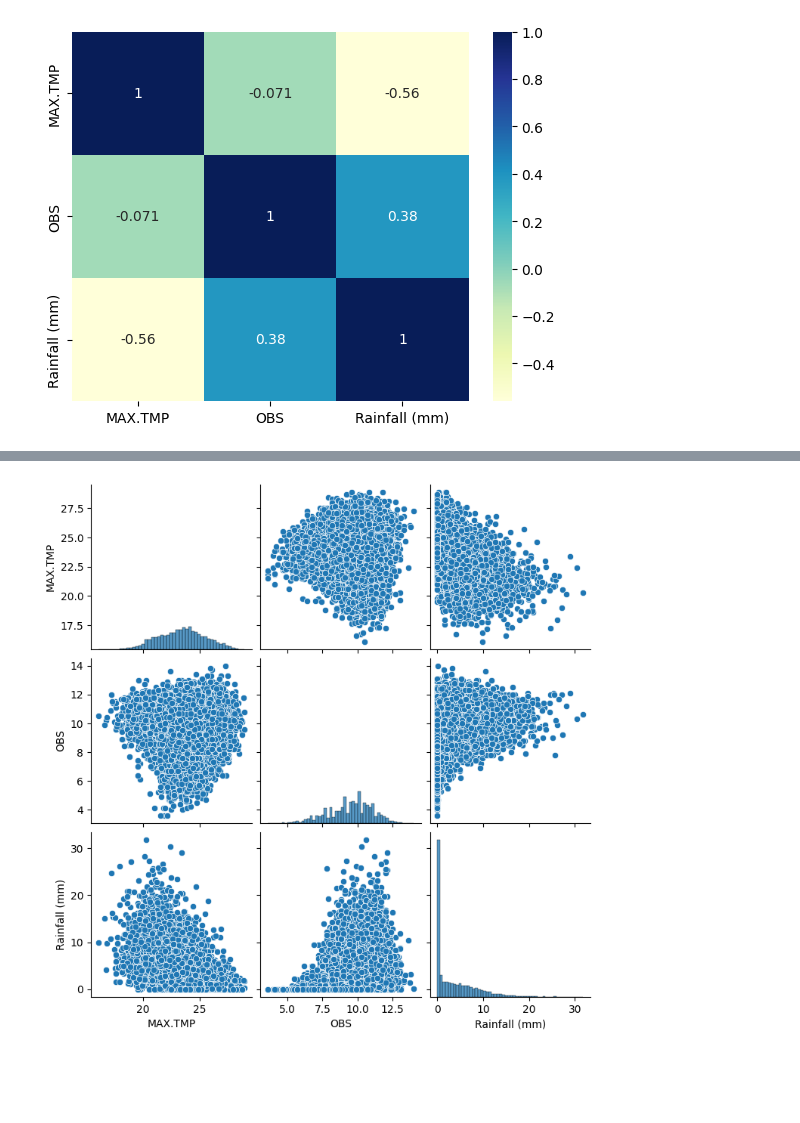
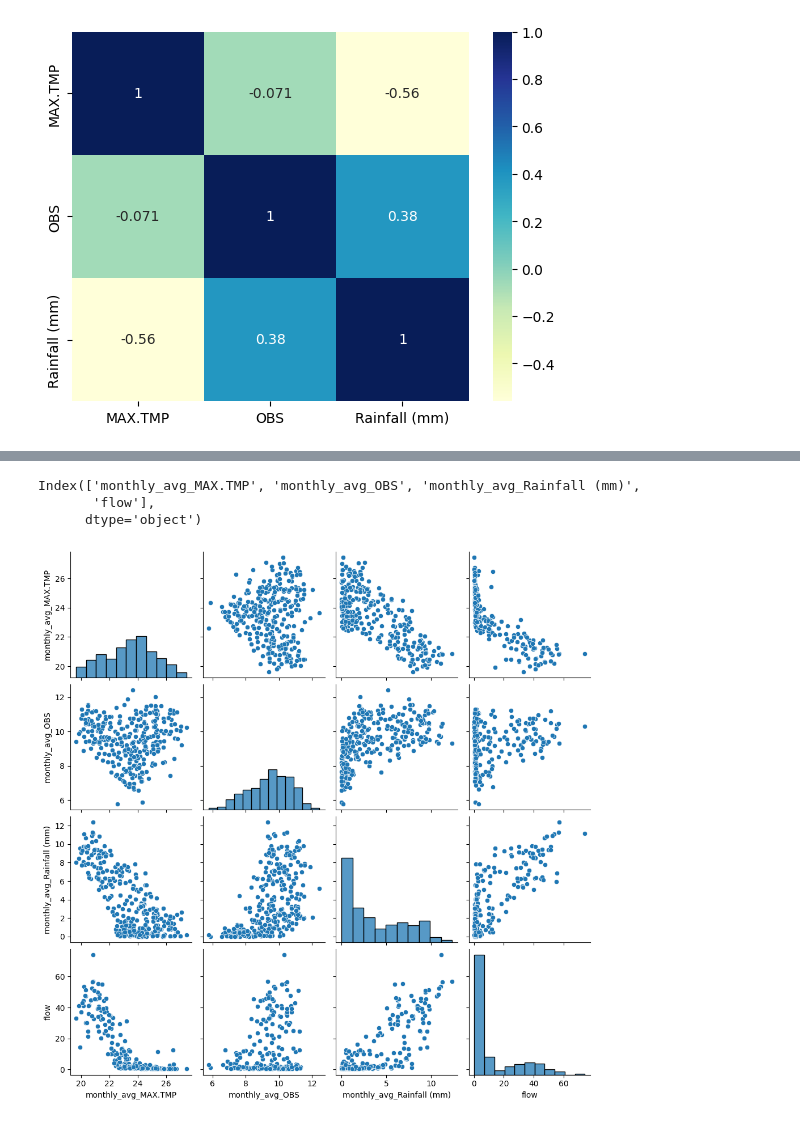
Before and after one commit to Genet-Abay/RiverFlow-Pridiction, a Jupyter notebook: DataAnalysis.ipynb, the cells around one changed output, grey strips where cells are left out. Drawn from its saved outputs; the diff is of its cells as text; code cells hidden in the pictures; blank space fills up the shorter version.

```diff
--- a/DataAnalysis.ipynb
+++ b/DataAnalysis.ipynb
@@ -35,0 +119,4 @@ df_maxtemp.head(5)
+# %%
+df_rainfall.rename(columns = {'Dyas':'day', 'Months':'month'}, inplace = True)
+df_rainfall_averaged = get_monthly_average(df_rainfall, 'Rainfall (mm)' )
+df_rainfall_averaged
@@ -45,2 +146,3 @@ df_rainfall.head(5)
 # %%
-df_merged = pd.merge(df_maxtemp, df_mintemp, on=['day', 'month', 'Years'], how = 'inner')
+df_merged = pd.merge(df_maxtemp, df_mintemp, on=['date'], how = 'inner')
+df_merged_avg = pd.merge(df_maxtemp_averaged, df_mintemp_averaged, on=['month_year'], how = 'inner')
@@ -79,0 +164,4 @@ df_merged.head()
+# %%
+rainfall_avg = df_rainfall_averaged['monthly_avg_Rainfall (mm)']
+df_merged_avg['monthly_avg_Rainfall (mm)']=rainfall_avg
+df_merged_avg.head()
@@ -99,0 +303,4 @@ plt.show()
+# %%
+flow = df_observedflow['flow']
+df_temp = df_merged_avg.copy()
+df_temp['flow'] = flow
@@ -100,6 +330,12 @@ plt.show()
+# %%
+df_temp.columns
+# %% [output]
+Index(['monthly_avg_MAX.TMP', 'monthly_avg_OBS', 'monthly_avg_Rainfall (mm)',
+       'flow'],
+      dtype='object')
 # %%
-cols_to_plot = df_merged.columns[3:6].tolist()
-sns.pairplot(df_merged[cols_to_plot])
+cols_to_plot = ['monthly_avg_MAX.TMP', 'monthly_avg_OBS', 'monthly_avg_Rainfall (mm)', 'flow']
+sns.pairplot(df_temp[cols_to_plot])
 plt.show()
 # %% [output]
-[figure, old version]
+[figure, new version]
```
Also changed, not shown: parts of 46 cells of this notebook.
